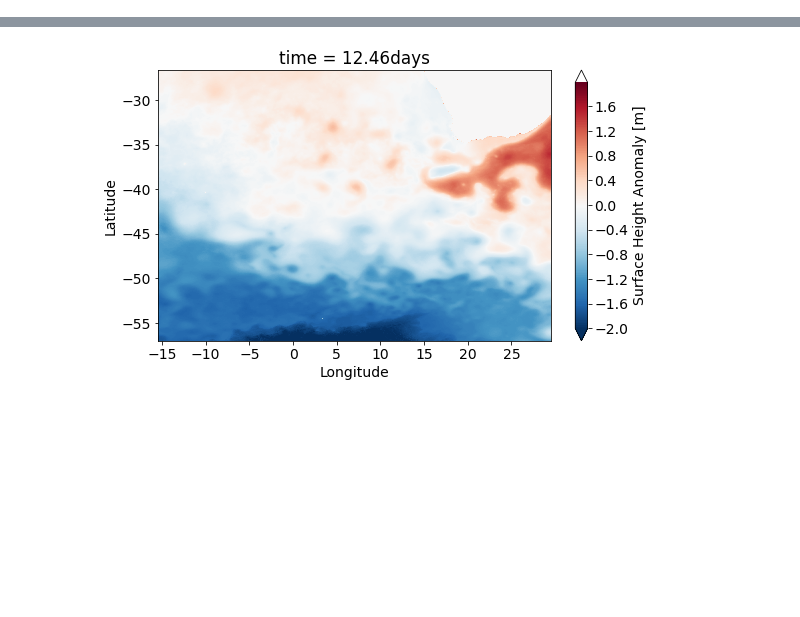
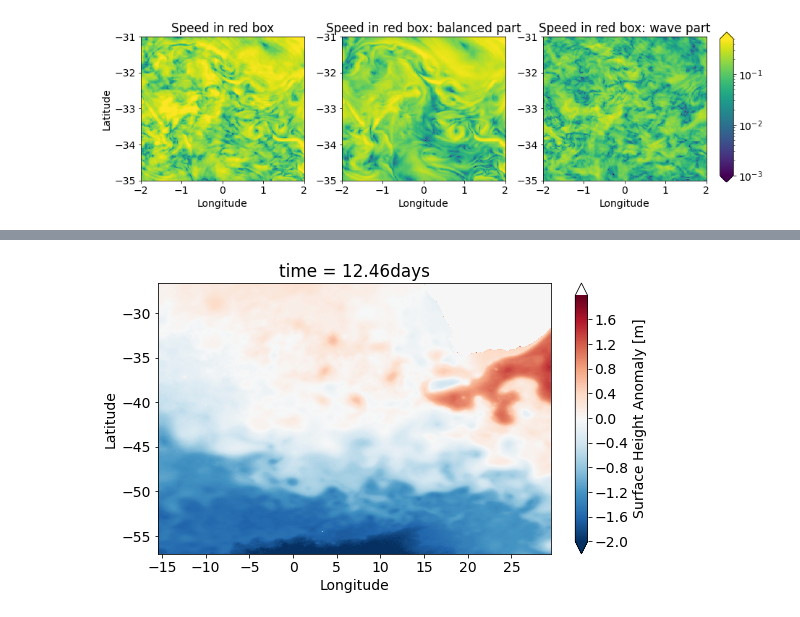
Before and after one commit to cspencerjones/separating-balanced, a Jupyter notebook: python/basic_figures.ipynb, the cells around one changed output, grey strips where cells are left out. Saved outputs shown, nothing was run; the diff lists cells and outputs as text; code cells hidden in the pictures; blank space fills up the shorter version.

```diff
--- a/python/basic_figures.ipynb
+++ b/python/basic_figures.ipynb
@@ -74,0 +99,39 @@ array([[[ 7.57938698e-02,  6.60420656e-02,  6.18895292e-02, ...,
+# %%
+plt.figure(figsize=(13,4))
+from matplotlib.colors import LogNorm
+plt.subplot(131)
+(np.sqrt(u_unfiltered**2+v_unfiltered**2)).where(np.sqrt(u_filtered**2+v_filtered**2)>0).isel(time=0).rename('Surface speed (m/s)').plot.pcolormesh(
+        x='x0',y='y0',norm=LogNorm(),vmin=10**-3,vmax=0.5,rasterized=True,add_colorbar=False)
+plt.xlabel('Longitude')
+plt.ylabel('Latitude')
+plt.title('Speed in red box')
+plt.xlim(-2,2)
+plt.ylim(-35,-31)
+
+plt.subplot(132)
+(np.sqrt(u_filtered**2+v_filtered**2)).where(np.sqrt(u_filtered**2+v_filtered**2)>0).isel(time=0).rename('Surface speed (m/s)').plot.pcolormesh(
+        x='x0',y='y0',norm=LogNorm(),vmin=10**-3,vmax=0.5,rasterized=True,add_colorbar=False)
+plt.xlabel('Longitude')
+plt.ylabel('')
+plt.title('Speed in red box: balanced part')
+plt.xlim(-2,2)
+plt.ylim(-35,-31)
+
+plt.subplot(133)
+cs = (np.sqrt((u_unfiltered-u_filtered)**2+(v_unfiltered-v_filtered)**2)).where(np.sqrt(u_filtered**2+v_filtered**2)>0).isel(time=0).rename('Surface speed (m/s)').plot.pcolormesh(
+        x='x0',y='y0',norm=LogNorm(),vmin=10**-3,vmax=0.5,rasterized=True,add_colorbar=False)
+plt.xlabel('Longitude')
+plt.ylabel('')
+plt.title('Speed in red box: wave part')
+plt.xlim(-2,2)
+plt.ylim(-35,-31)
+
+fig=plt.gcf()
+plt.tight_layout()
+fig.subplots_adjust(right=0.91)
+cbar_ax = fig.add_axes([0.93, 0.18, 0.02, 0.72])
+fig.colorbar(cs, cax=cbar_ax,extend='both')
+fig = plt.gcf()
+fig.savefig("unfiltered_zoom.png")
+# %% [output]
+[figure, added]
```
Also changed, not shown: parts of 13 cells of this notebook, 4 other files.
